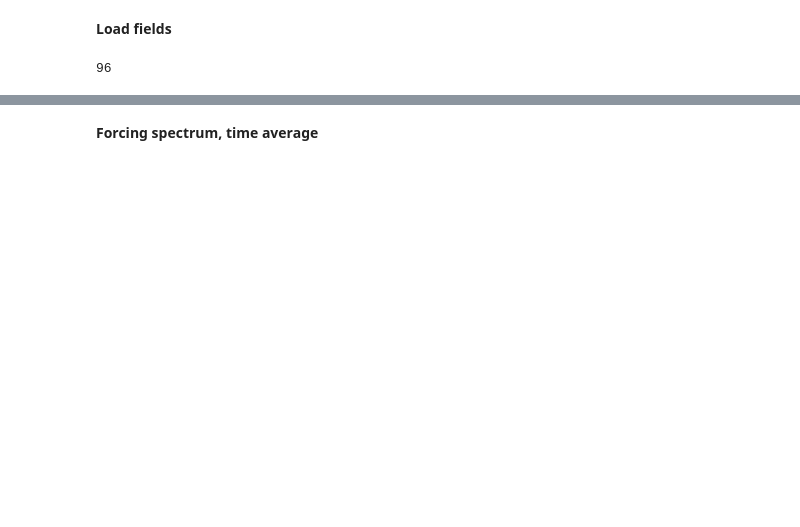
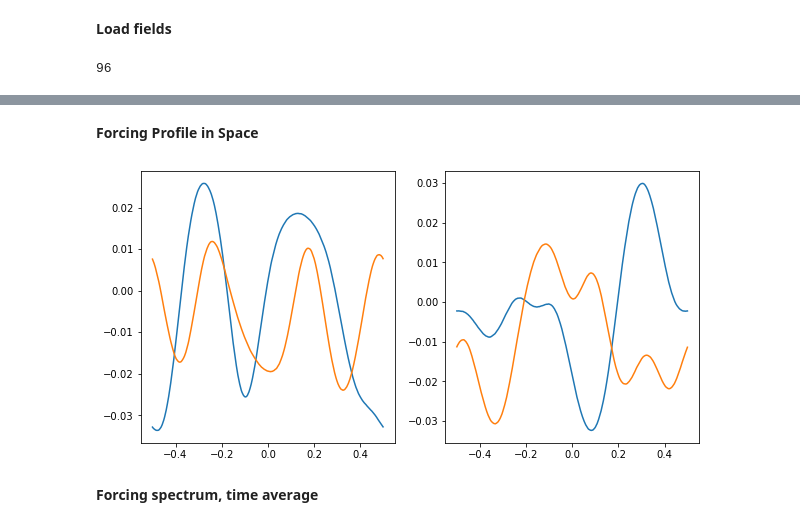
Before and after one commit to gapolinario/SPDE-JKW-Algorithm, a Jupyter notebook: Results.ipynb, the cells around one changed output, grey strips where cells are left out. Saved outputs shown, nothing was run; the diff lists cells and outputs as text; code cells hidden in the pictures; blank space fills up the shorter version.

```diff
--- a/Results.ipynb
+++ b/Results.ipynb
@@ -146,0 +152,2 @@ plt.show()
+# %% [markdown]
+**Forcing Profile in Space**
@@ -147,3 +156,22 @@ plt.show()
+# %%
+f = all_files[np.random.randint(len(all_files))]
+
+npzfile = np.load(f)
+
+f_real = npzfile['f_real']
+# %%
+fig, axs = plt.subplots(1,2,figsize=(10,5))
+
+# initial profile of velocity field
+axs[0].plot(np.fft.fftshift(X),np.fft.fftshift(np.real(f_real[0,:])))
+axs[0].plot(np.fft.fftshift(X),np.fft.fftshift(np.imag(f_real[0,:])))
+# final profile of velocity field
+axs[1].plot(np.fft.fftshift(X),np.fft.fftshift(np.real(f_real[99,:])))
+axs[1].plot(np.fft.fftshift(X),np.fft.fftshift(np.imag(f_real[99,:])))
+
+plt.show()
+# %% [output]
+[figure, added]
 # %% [markdown]
 **Forcing spectrum, time average**
 # %%
```
Also changed, not shown: parts of 18 cells of this notebook, 4 other files.
